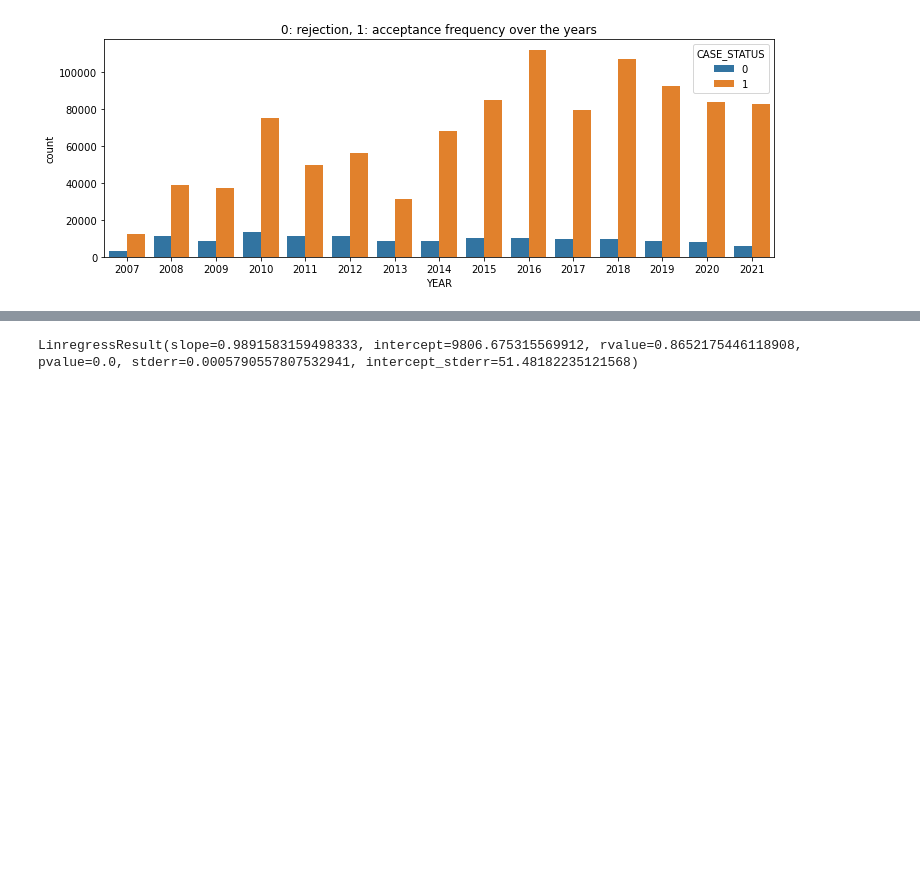
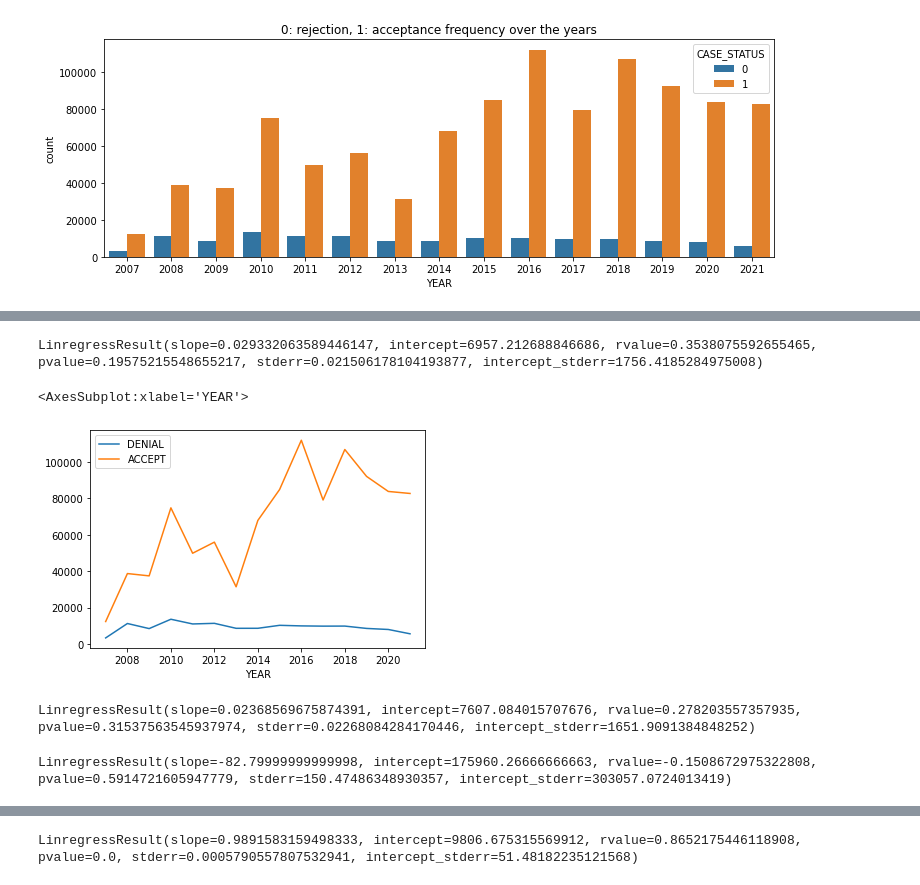
Before and after one commit to tdyk9098/Immigration-Employment-Project, a Jupyter notebook: GC Long Term.ipynb, the cells around one changed output, grey strips where cells are left out. Drawn from its saved outputs; the diff is of its cells as text; code cells hidden in the pictures; blank space fills up the shorter version.

```diff
--- a/GC Long Term.ipynb
+++ b/GC Long Term.ipynb
@@ -369,2 +809,24 @@ df.groupby("YEAR")["CASE_STATUS"].count()
+# %%
+st.linregress(x = tap["TOTAL APP"], y = ddf["DENIAL"])
+# %% [output]
+LinregressResult(slope=0.029332063589446147, intercept=6957.212688846686, rvalue=0.3538075592655465, pvalue=0.19575215548655217, stderr=0.021506178104193877, intercept_stderr=1756.4185284975008)
 # %%
 # Denial with Total Acceptance
+adf = pd.DataFrame(df.groupby("YEAR")["CASE_STATUS"].value_counts()[0::2])
+adf.columns = ["ACCEPT"]
+adf = adf.reset_index()
+adf = adf.drop("CASE_STATUS", axis = 1)
+adf = adf.set_index("YEAR")
+pd.concat([ddf,adf], axis = 1).plot()
+# %% [output]
+<AxesSubplot:xlabel='YEAR'>
+[figure, added]
+# %%
+st.linregress(x = adf["ACCEPT"], y = ddf["DENIAL"])
+# %% [output]
+LinregressResult(slope=0.02368569675874391, intercept=7607.084015707676, rvalue=0.278203557357935, pvalue=0.31537563545937974, stderr=0.02268084284170446, intercept_stderr=1651.9091384848252)
+# %%
+# DENIAL OVER TIME
+st.linregress(x = ddf.reset_index()["YEAR"],y = ddf.reset_index()["DENIAL"])
+# %% [output]
+LinregressResult(slope=-82.79999999999998, intercept=175960.26666666663, rvalue=-0.1508672975322808, pvalue=0.5914721605947779, stderr=150.47486348930357, intercept_stderr=303057.0724013419)
```
Also changed, not shown: parts of 55 cells of this notebook.
